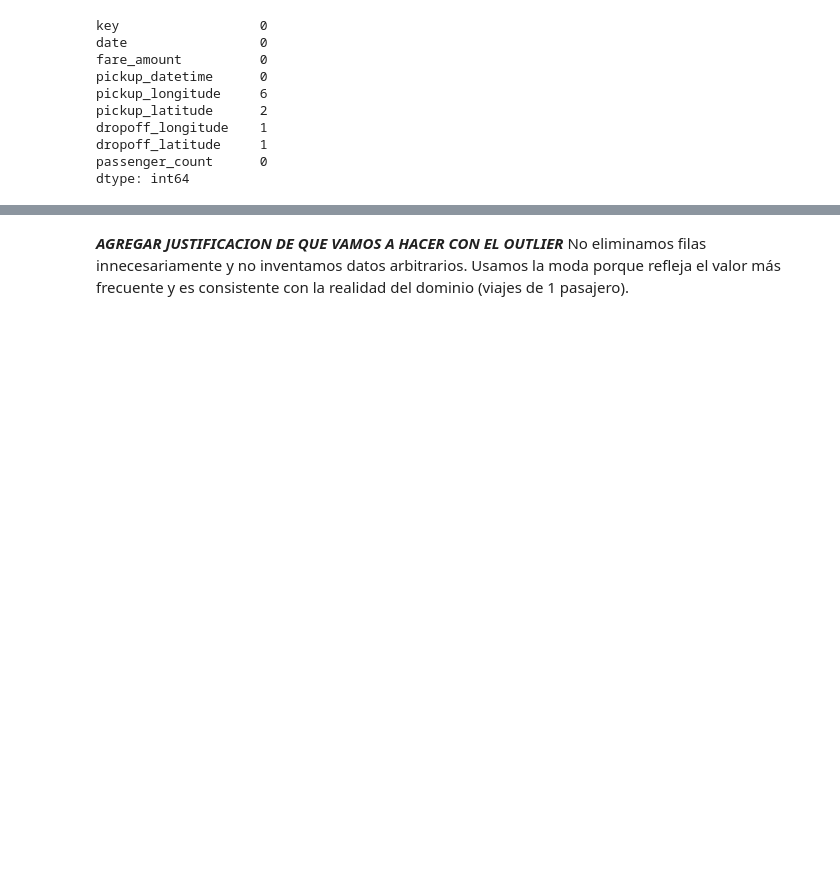
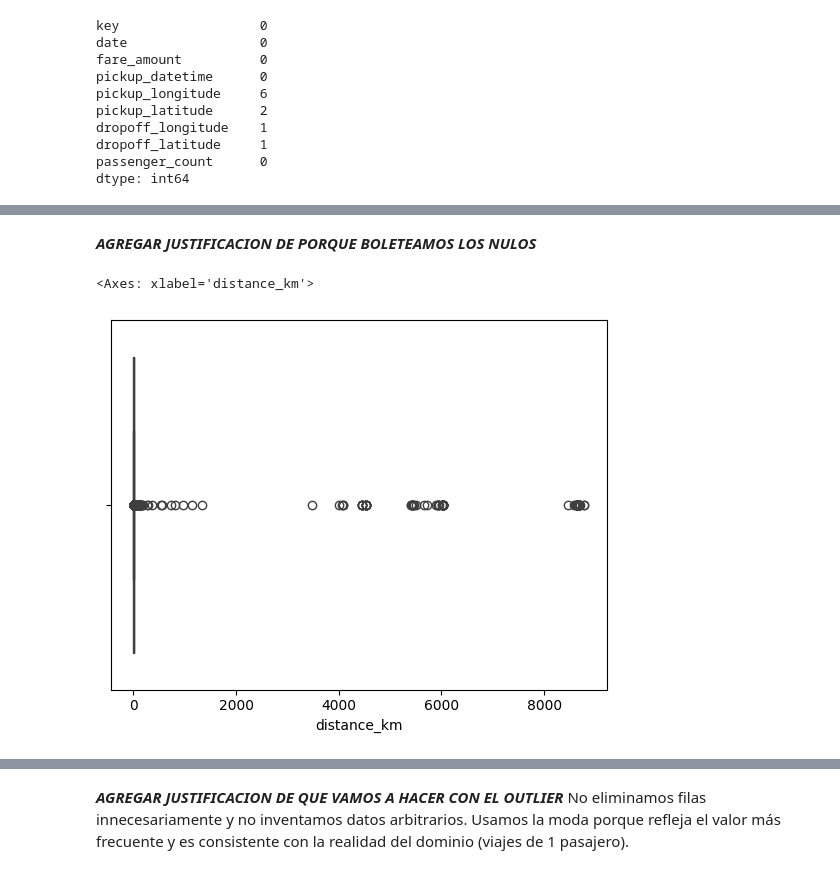
Before and after one commit to Flormezzano/TP-Regresion-AA1-2025C2-Mezzano-P-rez-Tapia, a Jupyter notebook: TP-Regresion-AA1-2025C2-Mezzano-Pérez-Tapia.ipynb, the cells around one changed output, grey strips where cells are left out. Cells and saved outputs as stored; diff of their text form; code cells hidden in the pictures; blank space fills up the shorter version.

```diff
--- a/TP-Regresion-AA1-2025C2-Mezzano-Pérez-Tapia.ipynb
+++ b/TP-Regresion-AA1-2025C2-Mezzano-Pérez-Tapia.ipynb
@@ -155,0 +173,24 @@ dtype: int64
+# %% [markdown]
+***AGREGAR JUSTIFICACION DE PORQUE BOLETEAMOS LOS NULOS***
+# %%
+def haversine_km(lat1, lon1, lat2, lon2):
+    # retorna distancia en kilómetros (vectorizado)
+    R = 6371.0
+    lat1, lon1, lat2, lon2 = map(np.radians, (lat1, lon1, lat2, lon2))
+    dlat = lat2 - lat1
+    dlon = lon2 - lon1
+    a = np.sin(dlat/2)**2 + np.cos(lat1) * np.cos(lat2) * np.sin(dlon/2)**2
+    c = 2 * np.arcsin(np.sqrt(a))
+    return R * c
+
+
+df_filtrado['distance_km'] = haversine_km(
+    df_filtrado['pickup_latitude'], df_filtrado['pickup_longitude'],
+    df_filtrado['dropoff_latitude'], df_filtrado['dropoff_longitude']
+)
+
+df_filtrado['distance_km'].describe()
+sns.boxplot(x=df_filtrado['distance_km'])
+# %% [output]
+<Axes: xlabel='distance_km'>
+[figure, added]
```
Also changed, not shown: parts of 17 cells of this notebook.
